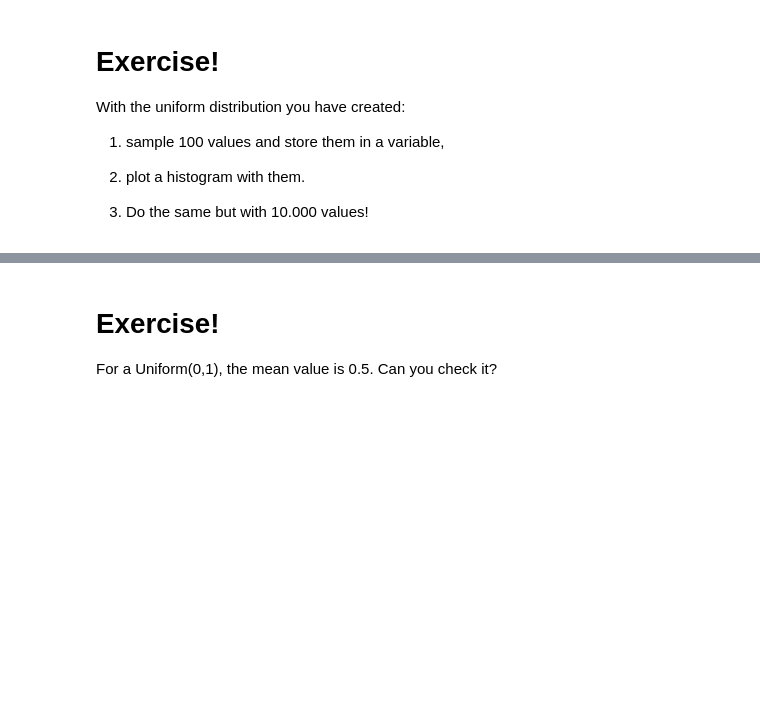
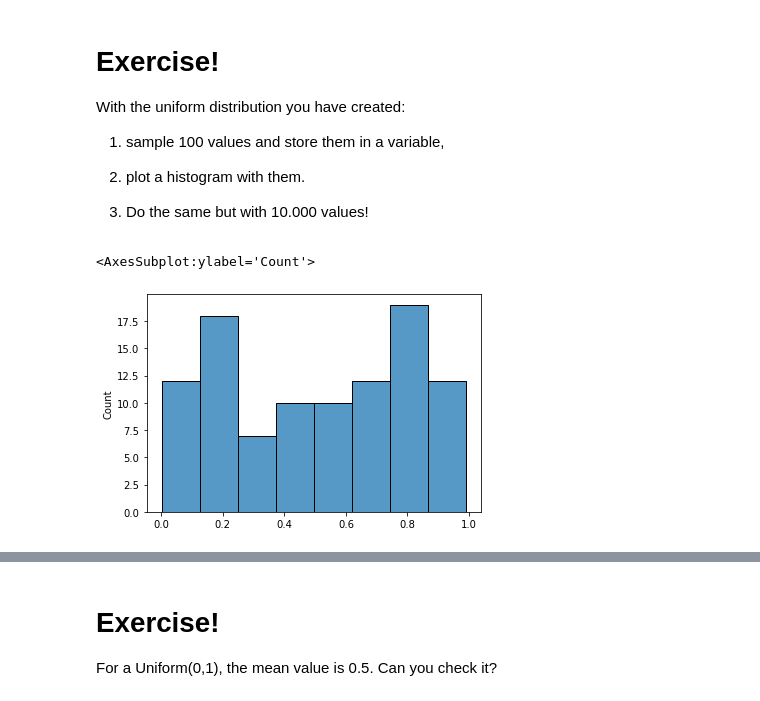
Before and after one commit to Ironhack-Data-Madrid-Febrero-2021/Classroom-Materials, a Jupyter notebook: module-2/4-continuous-probability-distributions.ipynb, the cells around one changed output, grey strips where cells are left out. Saved outputs shown, nothing was run; the diff lists cells and outputs as text; code cells hidden in the pictures; blank space fills up the shorter version.

```diff
--- a/module-2/4-continuous-probability-distributions.ipynb
+++ b/module-2/4-continuous-probability-distributions.ipynb
@@ -63,0 +130,2 @@ Lets use Python distribution instantiation to generate samples from a $U(0, 1)$
+# %%
+my_uniform = uniform(0, 1)
@@ -69,3 +144,10 @@ With the uniform distribution you have created:
 2. plot a histogram with them.
 
 3. Do the same but with 10.000 values!
+# %%
+sample = my_uniform.rvs(size=100)
+# %%
+sns.histplot(sample)
+# %% [output]
+<AxesSubplot:ylabel='Count'>
+[figure, added]
```
Also changed, not shown: parts of 73 cells of this notebook.
